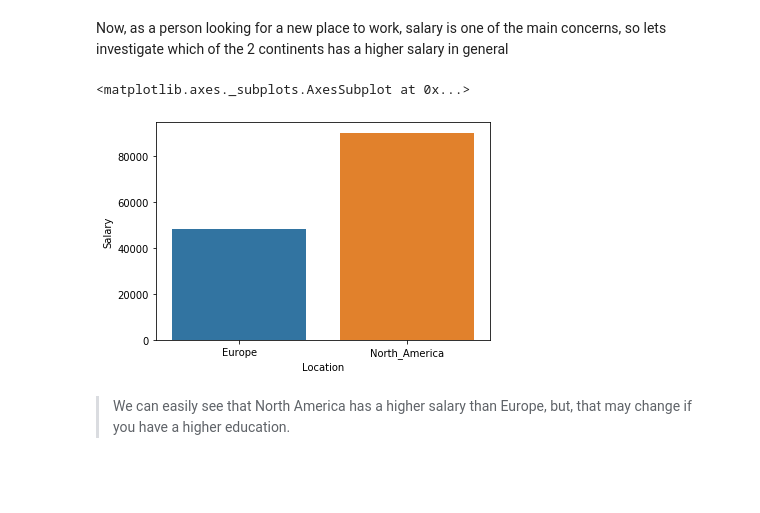
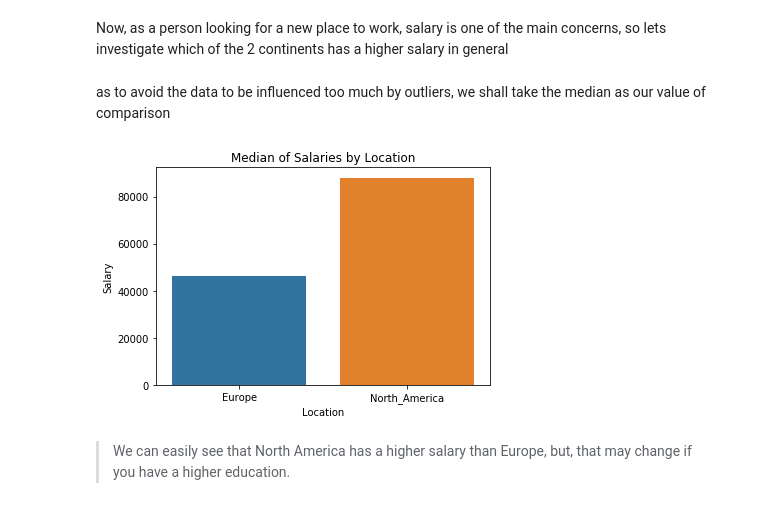
Before and after one commit to dancor7/Udacity-Write-a-Data-Science-Blog-Post, a Jupyter notebook: Code.ipynb, the cells around one changed output. Drawn from its saved outputs; the diff is of its cells as text; code cells hidden in the pictures; blank space fills up the shorter version.

```diff
--- a/Code.ipynb
+++ b/Code.ipynb
@@ -31,5 +93,5 @@ Europe = ['Liechtenstein', 'Switzerland','Iceland', 'Norway','Denmark','Ireland'
 North_America = ['United States', 'Canada']
 
 #Add a new catagory seperating to western and eastern
-df['Location'] = df['Country'].apply(lambda x: 'Europe' if x in Europe
-                                     else ('North_America' if x in North_America else 'Other'))
+data['Location'] = data['Country'].apply(lambda x: 'Europe' if x in Europe
+                                         else ('North_America' if x in North_America else 'Other'))
@@ -76,3 +149,6 @@ years = {'Less than a year' : 0,
 data = data.reset_index()
 data['YearsCodedJob'] = data['YearsCodedJob'].apply(lambda x: years[x])
 data['YearsCodedJob'] = pd.to_numeric(data['YearsCodedJob'])
+
+# We erase the points with -1 since they were the placeholders for -1
+data = data[data['YearsCodedJob'] != -1]
@@ -78,0 +164,6 @@ data['YearsCodedJob'] = pd.to_numeric(data['YearsCodedJob'])
+# %%
+salary = data[data['Salary'].notnull()]
+salary.drop('CareerSatisfaction', axis=1, inplace=True)
+
+CareerSatisfaction = data[data['CareerSatisfaction'].notnull()]
+CareerSatisfaction.drop('Salary', axis=1, inplace=True)
@@ -93,10 +212,16 @@ as to avoid the data to be influenced too much by outliers, we shall take the me
+# %%
+columns = ['Country', 'YearsCodedJob', 'FormalEducation','Salary', 'Location']
+
+salary = salary[columns]
+# %% [markdown]
+as to avoid the data to be influenced too much by outliers, we shall take the median as our value of comparison
 # %%
-x = salary.groupby(['Location'])['Salary'].median().reset_index()
+salary_plot = salary.groupby(['Location'])['Salary'].median().reset_index()
 
-sns.barplot(x = 'Location', y = 'Salary', data = x)
+sns.barplot(x = 'Location', y = 'Salary', data = salary_plot)
+plt.title('Median of Salaries by Location');
 # %% [output]
-<matplotlib.axes._subplots.AxesSubplot at 0x...>
-[figure, old version]
+[figure, new version]
 # %% [markdown]
 > We can easily see that North America has a higher salary than Europe, but, that may change if you have a higher education.
 # %% [markdown]
```
Also changed, not shown: parts of 47 cells of this notebook.
